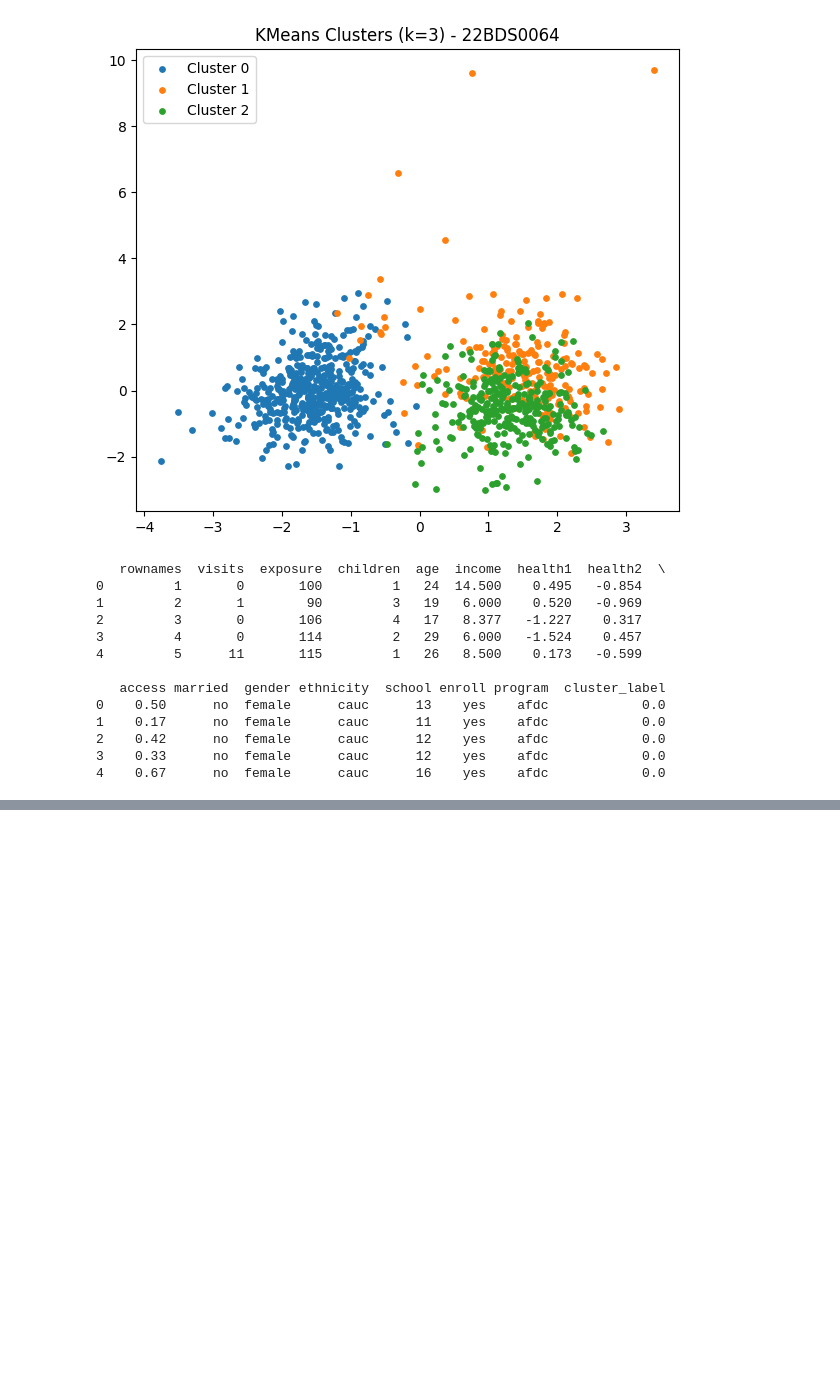
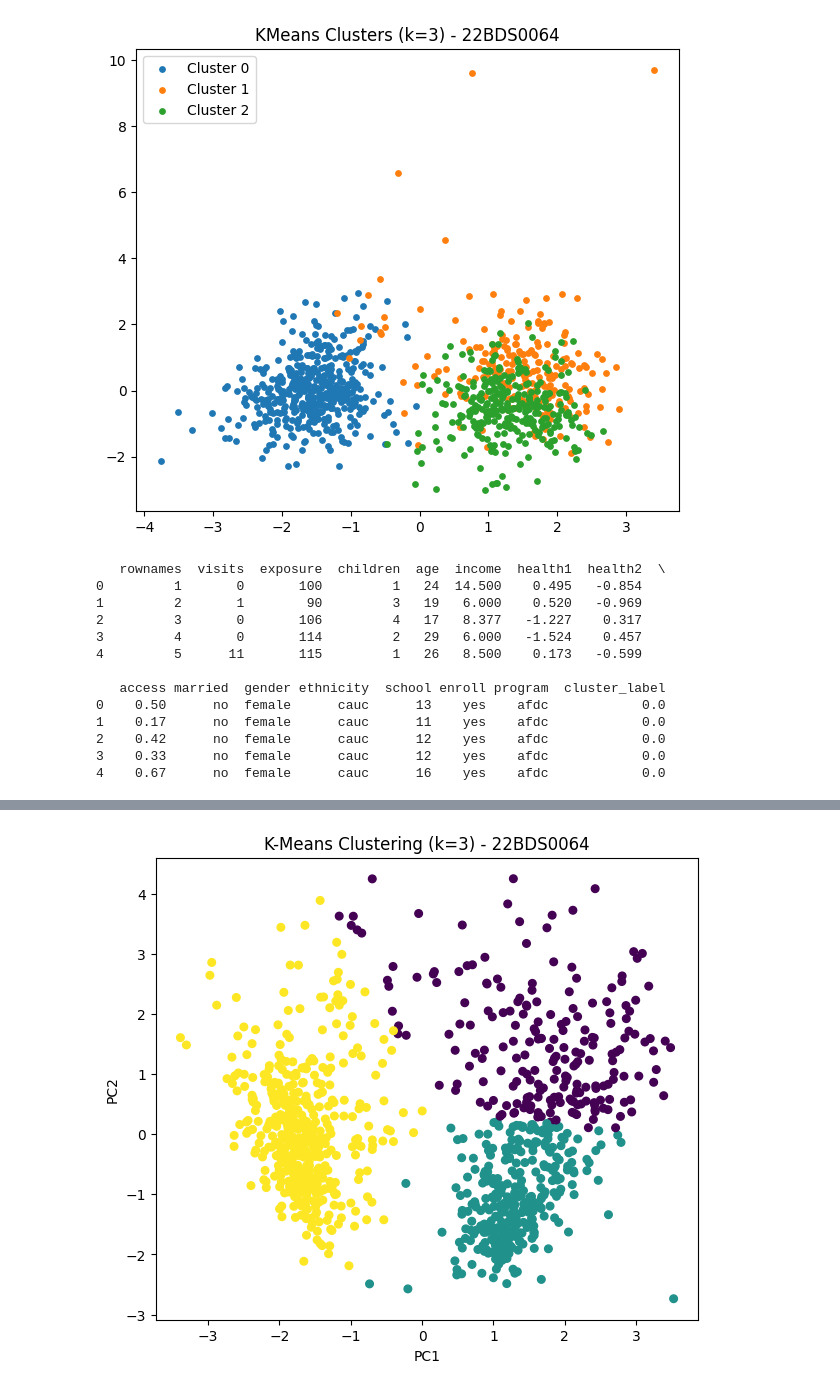
Before and after one commit to devansh391k/22BDS0064, a Jupyter notebook: 22BDS0064.ipynb, the cells around one changed output, grey strips where cells are left out. Drawn from its saved outputs; the diff is of its cells as text; code cells hidden in the pictures; blank space fills up the shorter version.

```diff
--- a/22BDS0064.ipynb
+++ b/22BDS0064.ipynb
@@ -670,0 +715,14 @@ if len(numeric_cols) >= 2:
+# %%
+kmeans = KMeans(n_clusters=3, random_state=42)
+labels = kmeans.fit_predict(pca_data)
+
+df_encoded["Cluster"] = labels
+
+plt.figure(figsize=(7,6))
+plt.scatter(pca_data[:,0], pca_data[:,1], c=labels, s=30)
+plt.title("K-Means Clustering (k=3) - 22BDS0064")
+plt.xlabel("PC1")
+plt.ylabel("PC2")
+plt.show()
+# %% [output]
+[figure, added]
```
Also changed, not shown: parts of 10 cells of this notebook.
